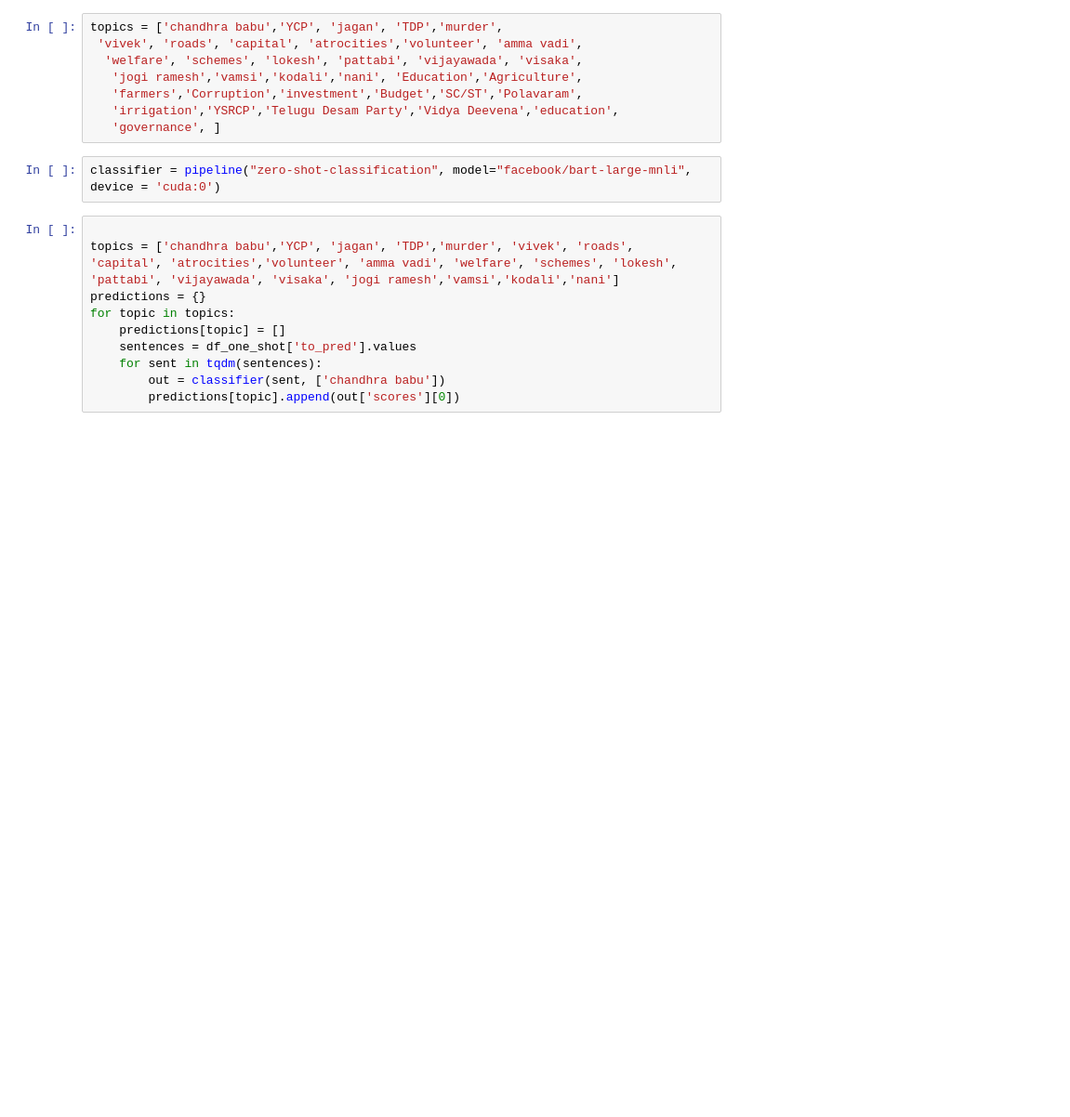
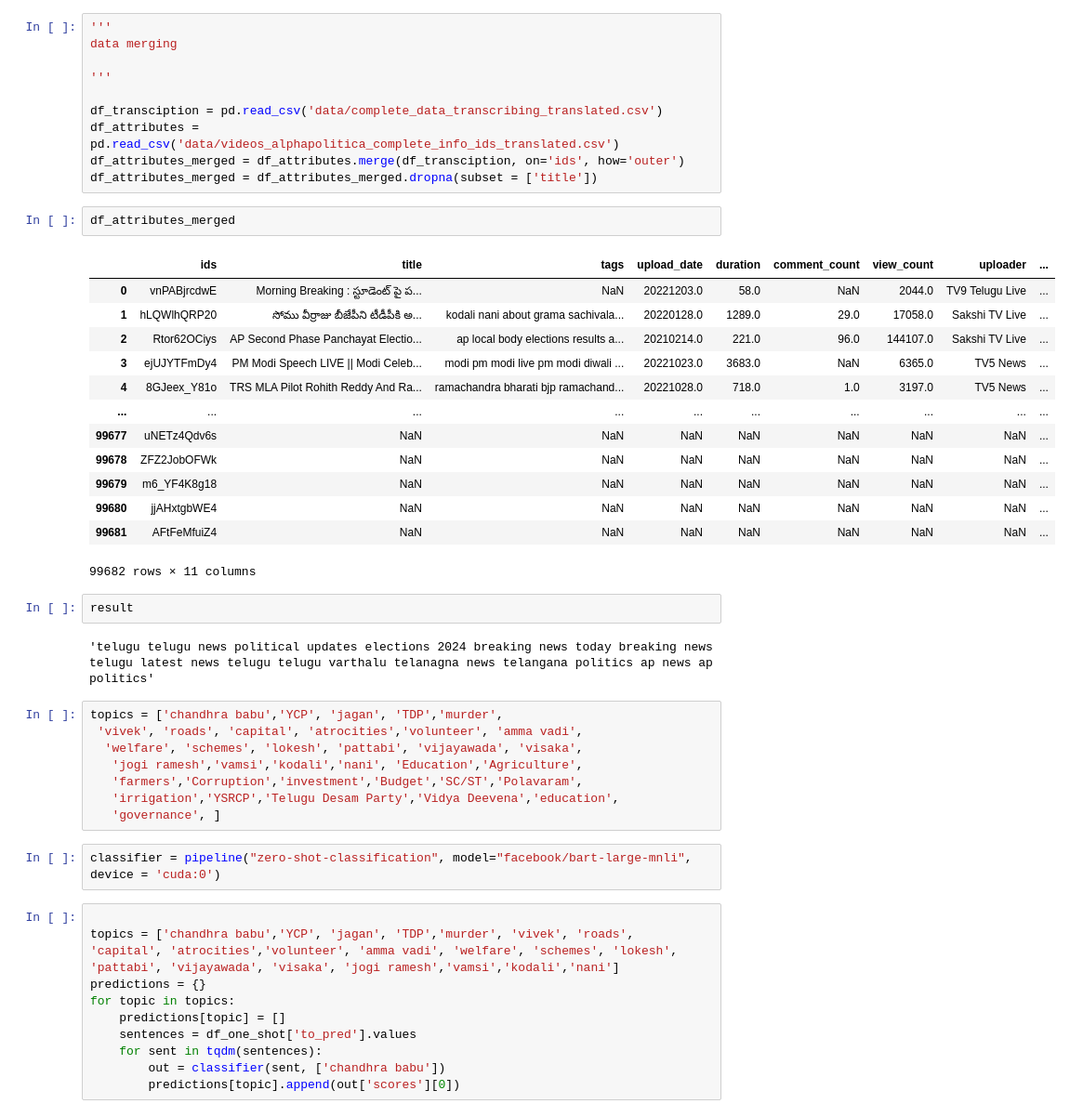
Before and after one commit to kowshikchills/alphapolitica, a Jupyter notebook: ai.ipynb, the cells around one changed output. Shown at 93% size. Drawn from its saved outputs; the diff is of its cells as text; blank space fills up the shorter version.

```diff
--- a/ai.ipynb
+++ b/ai.ipynb
@@ -21,3 +106,33 @@ df_one_shot['to_pred'] = df_one_shot['title'] + ' ' + df_one_shot['para_phrased_
+# %%
+'''
+data merging
+
+'''
+
+df_transciption = pd.read_csv('data/complete_data_transcribing_translated.csv')
+df_attributes = pd.read_csv('data/videos_alphapolitica_complete_info_ids_translated.csv')
+df_attributes_merged = df_attributes.merge(df_transciption, on='ids', how='outer')
+df_attributes_merged = df_attributes_merged.dropna(subset = ['title'])
+# %%
+df_attributes_merged
+# %% [output]
+|  | ids | title | tags | upload_date | duration | comment_count | view_count | uploader | ... |
+| 0 | vnPABjrcdwE | Morning Breaking : స్టూడెంట్ పై ప... | NaN | 20221203.0 | 58.0 | NaN | 2044.0 | TV9 Telugu Live | ... |
+| 1 | hLQWlhQRP20 | సోము వీర్రాజు బీజేపీని టీడీపీకి అ... | kodali nani about grama sachivala... | 20220128.0 | 1289.0 | 29.0 | 17058.0 | Sakshi TV Live | ... |
+| 2 | Rtor62OCiys | AP Second Phase Panchayat Electio... | ap local body elections results a... | 20210214.0 | 221.0 | 96.0 | 144107.0 | Sakshi TV Live | ... |
+| 3 | ejUJYTFmDy4 | PM Modi Speech LIVE || Modi Celeb... | modi pm modi live pm modi diwali ... | 20221023.0 | 3683.0 | NaN | 6365.0 | TV5 News | ... |
+| 4 | 8GJeex_Y81o | TRS MLA Pilot Rohith Reddy And Ra... | ramachandra bharati bjp ramachand... | 20221028.0 | 718.0 | 1.0 | 3197.0 | TV5 News | ... |
+| ... | ... | ... | ... | ... | ... | ... | ... | ... | ... |
+| 99677 | uNETz4Qdv6s | NaN | NaN | NaN | NaN | NaN | NaN | NaN | ... |
+| 99678 | ZFZ2JobOFWk | NaN | NaN | NaN | NaN | NaN | NaN | NaN | ... |
+| 99679 | m6_YF4K8g18 | NaN | NaN | NaN | NaN | NaN | NaN | NaN | ... |
+| 99680 | jjAHxtgbWE4 | NaN | NaN | NaN | NaN | NaN | NaN | NaN | ... |
+| 99681 | AFtFeMfuiZ4 | NaN | NaN | NaN | NaN | NaN | NaN | NaN | ... |
+99682 rows × 11 columns
+# %%
+result
+# %% [output]
+'telugu telugu news political updates elections 2024 breaking news today breaking news telugu latest news telugu telugu varthalu telanagna news telangana politics ap news ap politics'
 # %%
 topics = ['chandhra babu','YCP', 'jagan', 'TDP','murder',
  'vivek', 'roads', 'capital', 'atrocities','volunteer', 'amma vadi',
```
Also changed, not shown: parts of 15 cells of this notebook, 4 other files.
